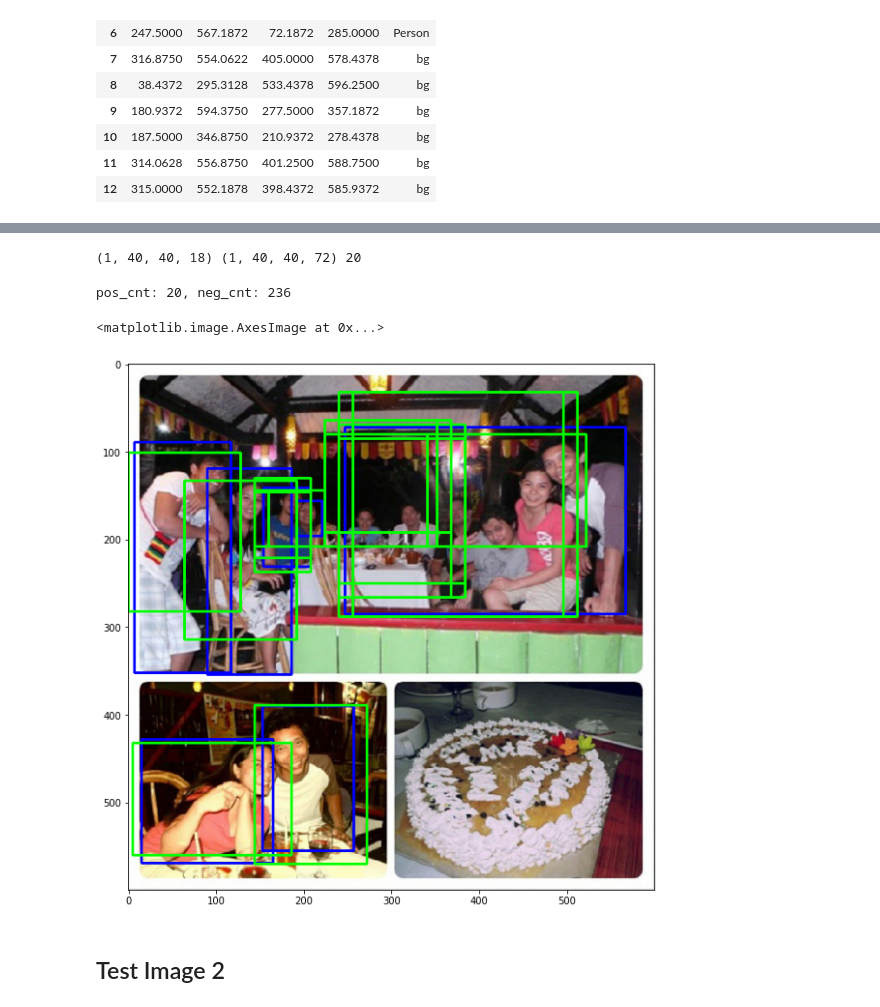
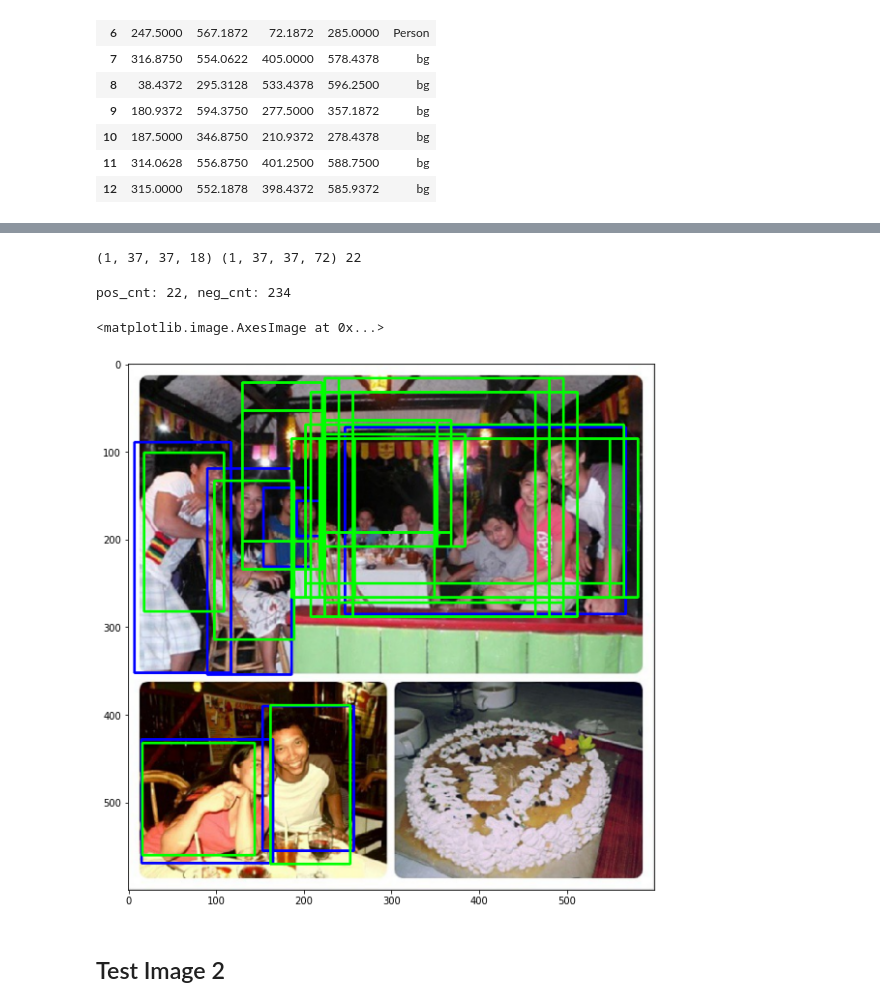
Before and after one commit to Tushar-K24/Emotion-Detection, a Jupyter notebook: EmotionDetection/modules_test.ipynb, the cells around one changed output, grey strips where cells are left out. Drawn from its saved outputs; the diff is of its cells as text; code cells hidden in the pictures.

Commit message:
fix: arguments in generate test

```diff
--- a/EmotionDetection/modules_test.ipynb
+++ b/EmotionDetection/modules_test.ipynb
@@ -50,6 +50,44 @@ def resize(img):
     else:
         scaling_factor = w/600
     return cv2.resize(img,(int(h/scaling_factor),int(w/scaling_factor)))
+
+def plot_rectangles(imdb,img):
+    for idx in range(len(imdb)):
+        im = imdb.loc[idx]
+        #print(im['x1'],im['y1'],im['x2'],im['y2'])
+        if im['class']!='bg':
+            cv2.rectangle(img,(int(im['x1']),int(im['y1'])),(int(im['x2']),int(im['y2'])),(255,0,0),2)
+    plt.figure(figsize=(10,10))
+    plt.imshow(img[:,:,[2,1,0]])
+
+def plot_boxes(img, y_rpn_cls):
+    anchor_ratios = C.anchor_box_ratios
+    anchor_scales = C.anchor_box_scales
+    pos_cnt,neg_cnt=0,0
+    downscale = C.rpn_stride
+    bboxes = np.where(y_rpn_cls[:,:,:,:9])
+    for i in range(len(bboxes[0])):
+        w_idx, h_idx = bboxes[1][i], bboxes[2][i]
+        if y_rpn_cls[0,w_idx,h_idx,bboxes[3][i]+9]:
+            bbox_type='pos'
+            pos_cnt+=1
+        else:
+            bbox_type='neg'
+            neg_cnt+=1
+        anchor_scale_idx = bboxes[3][i]//len(anchor_ratios)
+        anchor_ratio_idx = bboxes[3][i]%len(anchor_ratios)
+        w = anchor_scales[anchor_scale_idx]*anchor_ratios[anchor_ratio_idx][0]
+        h = anchor_scales[anchor_scale_idx]*anchor_ratios[anchor_ratio_idx][1]
+        x1 = int(downscale*w_idx - w/2)
+        y1 = int(downscale*h_idx - h/2)
+        x2 = int(downscale*w_idx + w/2)
+        y2 = int(downscale*h_idx + h/2)
+        if bbox_type=='pos':
+            color = (0,255,0)
+        #else:
+        #    color = (0,0,255)
+            cv2.rectangle(img,(x1,y1),(x2,y2),color,2)
+    print("pos_cnt: {}, neg_cnt: {}".format(pos_cnt, neg_cnt))
 # %% [markdown]
 ## Test Image 1
 # %%
@@ -154,45 +185,17 @@ plt.imshow(img[:,:,[2,1,0]])
 [figure]
 # %%
-y_rpn_cls, y_rpn_regr, num_pos = generate_anchor_boxes(imdb,640,640,640,640)
+y_rpn_cls, y_rpn_regr, num_pos = generate_anchor_boxes(imdb,img.shape[0],img.shape[1],img.shape[0],img.shape[1])
 print(y_rpn_cls.shape, y_rpn_regr.shape, num_pos)
 # %% [output]
-(1, 40, 40, 18) (1, 40, 40, 72) 20
+(1, 37, 37, 18) (1, 37, 37, 72) 22
-# %%
-anchor_ratios = C.anchor_box_ratios
-anchor_scales = C.anchor_box_scales
-pos_cnt,neg_cnt=0,0
-downscale = C.rpn_stride
-bboxes = np.where(y_rpn_cls[:,:,:,:9])
-for i in range(len(bboxes[0])):
-    w_idx, h_idx = bboxes[1][i], bboxes[2][i]
-    if y_rpn_cls[0,w_idx,h_idx,bboxes[3][i]+9]:
-        bbox_type='pos'
-        pos_cnt+=1
-    else:
-        bbox_type='neg'
-        neg_cnt+=1
-    anchor_scale_idx = bboxes[3][i]//len(anchor_ratios)
-    anchor_ratio_idx = bboxes[3][i]%len(anchor_ratios)
-    w = anchor_scales[anchor_scale_idx]*anchor_ratios[anchor_ratio_idx][0]
-    h = anchor_scales[anchor_scale_idx]*anchor_ratios[anchor_ratio_idx][1]
-    x1 = int(downscale*w_idx - w/2)
-    y1 = int(downscale*h_idx - h/2)
-    x2 = int(downscale*w_idx + w/2)
-    y2 = int(downscale*h_idx + h/2)
-    if bbox_type=='pos':
-        color = (0,255,0)
-    #else:
-    #    color = (0,0,255)
-        cv2.rectangle(img,(x1,y1),(x2,y2),color,2)
-print("pos_cnt: {}, neg_cnt: {}".format(pos_cnt, neg_cnt))
-# %% [output]
-pos_cnt: 20, neg_cnt: 236
 # %%
+plot_boxes(img,y_rpn_cls)
 plt.figure(figsize=(10,10))
 plt.imshow(img[:,:,[2,1,0]])
 # %% [output]
-<matplotlib.image.AxesImage at 0x...>
+pos_cnt: 22, neg_cnt: 234
+<matplotlib.image.AxesImage at 0x...>
-[figure, old version]
+[figure, new version]
 # %% [markdown]
 ## Test Image 2
 # %%
```
Also changed, not shown: parts of 5 cells of this notebook.
